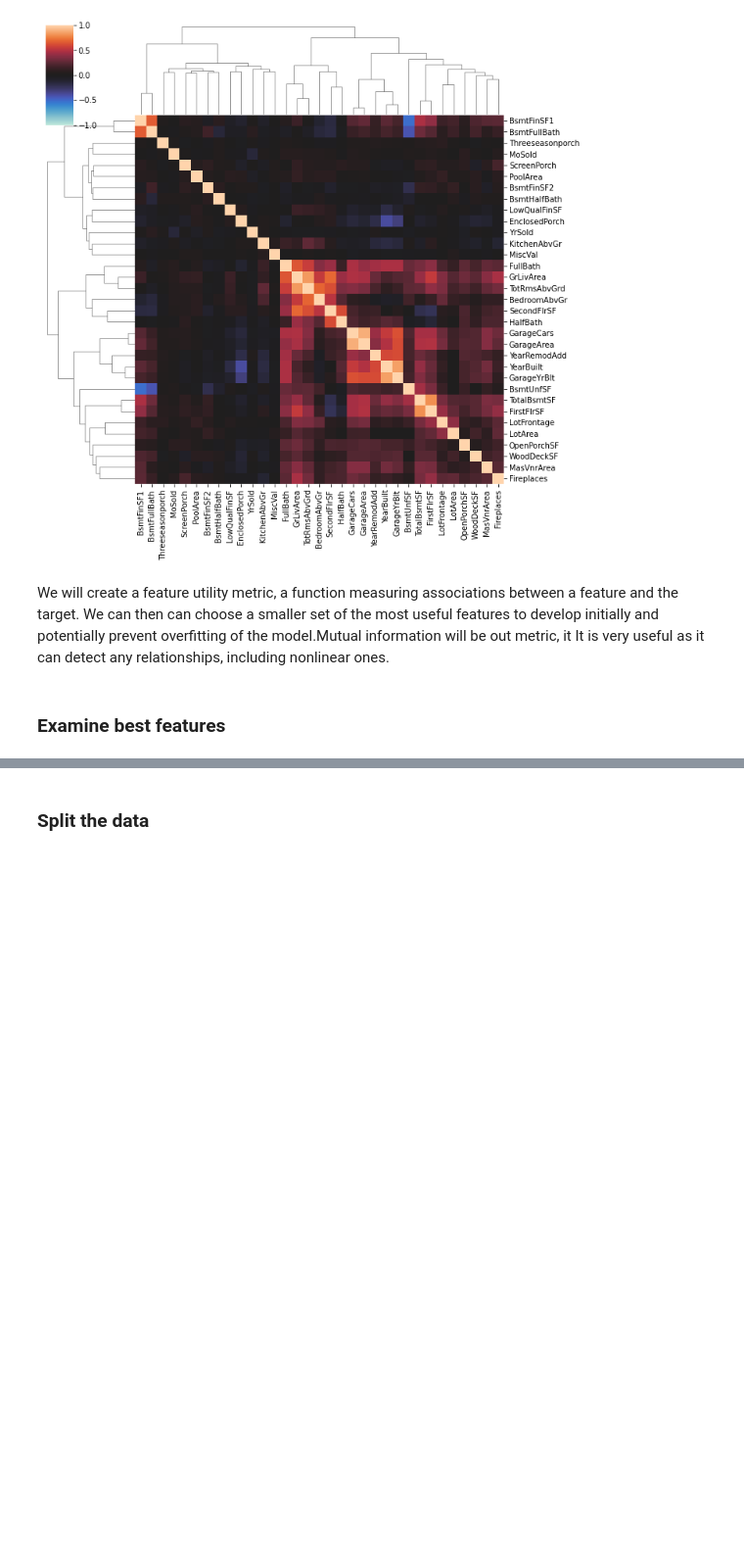
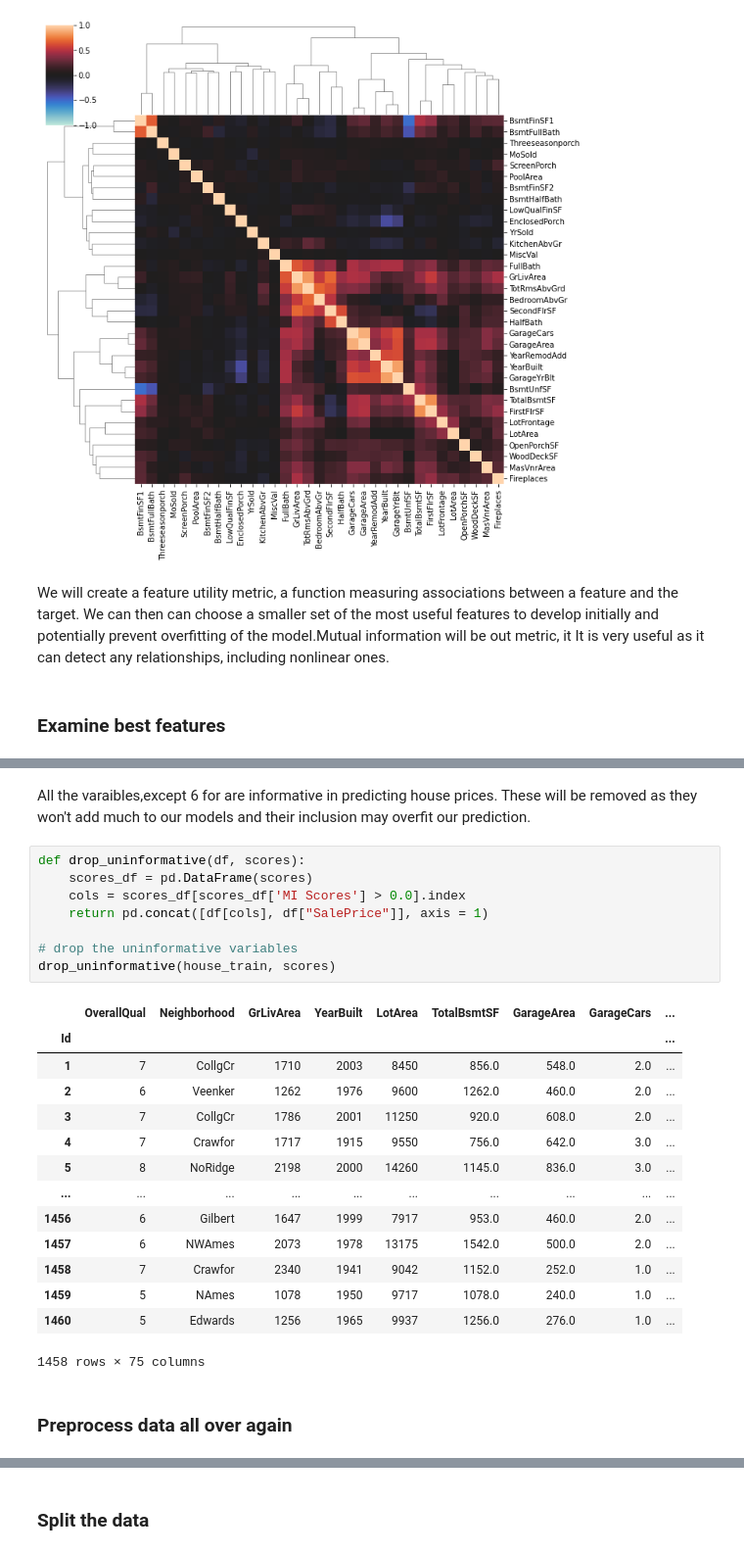
Before and after one commit to truenomad/house-price-prediction-using-scikit, a Jupyter notebook: house-price-prediction-advanced-scikit.ipynb, the cells around one changed output, grey strips where cells are left out. Shown: that part at 98% size. Saved outputs shown, nothing was run; the diff lists cells and outputs as text; blank space fills up the shorter version.

```diff
--- a/house-price-prediction-advanced-scikit.ipynb
+++ b/house-price-prediction-advanced-scikit.ipynb
@@ -406,0 +420,27 @@ make_mi_scores(house_train)
+# %% [markdown]
+All the varaibles,except 6 for are informative in predicting house prices. These will be removed as they won't add much to our models and their inclusion may overfit our prediction.
+# %%
+def drop_uninformative(df, scores):
+    scores_df = pd.DataFrame(scores)
+    cols = scores_df[scores_df['MI Scores'] > 0.0].index
+    return pd.concat([df[cols], df["SalePrice"]], axis = 1)
+
+# drop the uninformative variables
+drop_uninformative(house_train, scores)
+# %% [output]
+|  | OverallQual | Neighborhood | GrLivArea | YearBuilt | LotArea | TotalBsmtSF | GarageArea | GarageCars | ... |
+| Id |  |  |  |  |  |  |  |  | ... |
+| 1 | 7 | CollgCr | 1710 | 2003 | 8450 | 856.0 | 548.0 | 2.0 | ... |
+| 2 | 6 | Veenker | 1262 | 1976 | 9600 | 1262.0 | 460.0 | 2.0 | ... |
+| 3 | 7 | CollgCr | 1786 | 2001 | 11250 | 920.0 | 608.0 | 2.0 | ... |
+| 4 | 7 | Crawfor | 1717 | 1915 | 9550 | 756.0 | 642.0 | 3.0 | ... |
+| 5 | 8 | NoRidge | 2198 | 2000 | 14260 | 1145.0 | 836.0 | 3.0 | ... |
+| ... | ... | ... | ... | ... | ... | ... | ... | ... | ... |
+| 1456 | 6 | Gilbert | 1647 | 1999 | 7917 | 953.0 | 460.0 | 2.0 | ... |
+| 1457 | 6 | NWAmes | 2073 | 1978 | 13175 | 1542.0 | 500.0 | 2.0 | ... |
+| 1458 | 7 | Crawfor | 2340 | 1941 | 9042 | 1152.0 | 252.0 | 1.0 | ... |
+| 1459 | 5 | NAmes | 1078 | 1950 | 9717 | 1078.0 | 240.0 | 1.0 | ... |
+| 1460 | 5 | Edwards | 1256 | 1965 | 9937 | 1256.0 | 276.0 | 1.0 | ... |
+1458 rows × 75 columns
+# %% [markdown]
+### Preprocess data all over again
```
Also changed, not shown: parts of 16 cells of this notebook.
